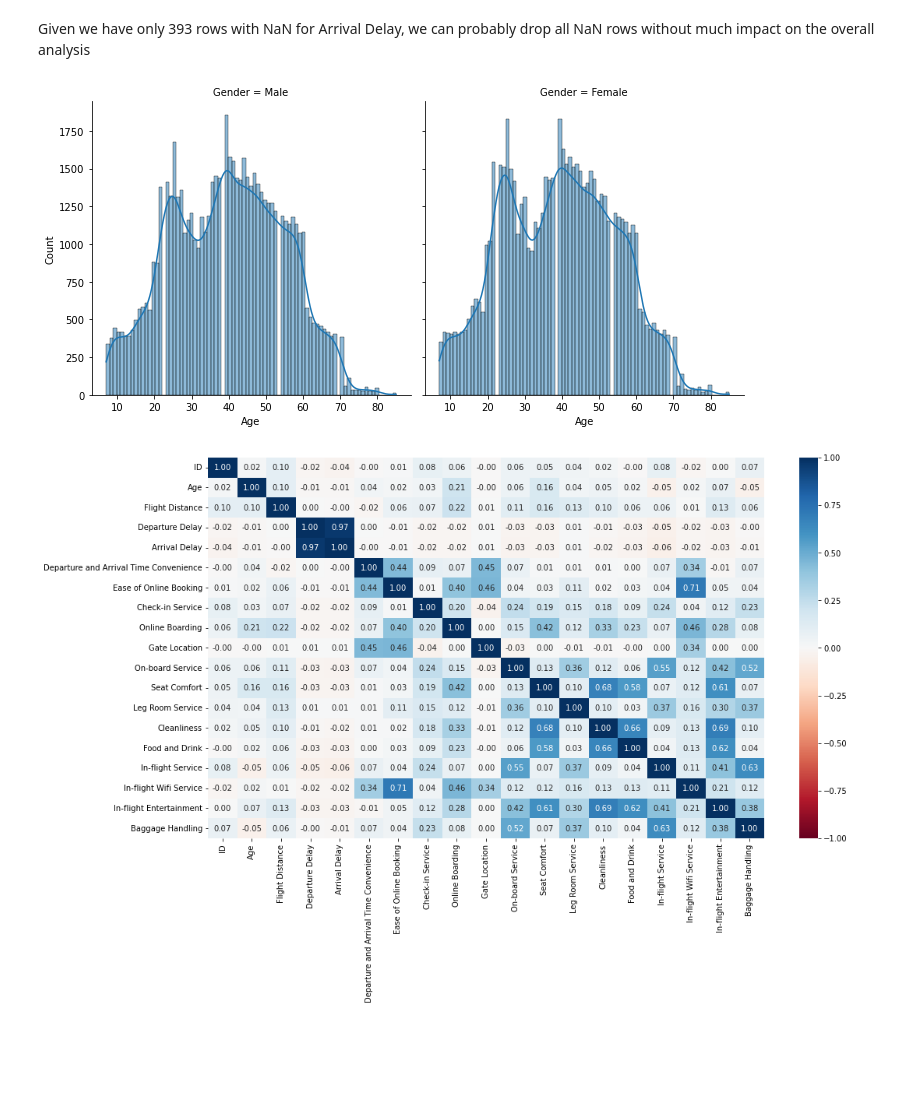
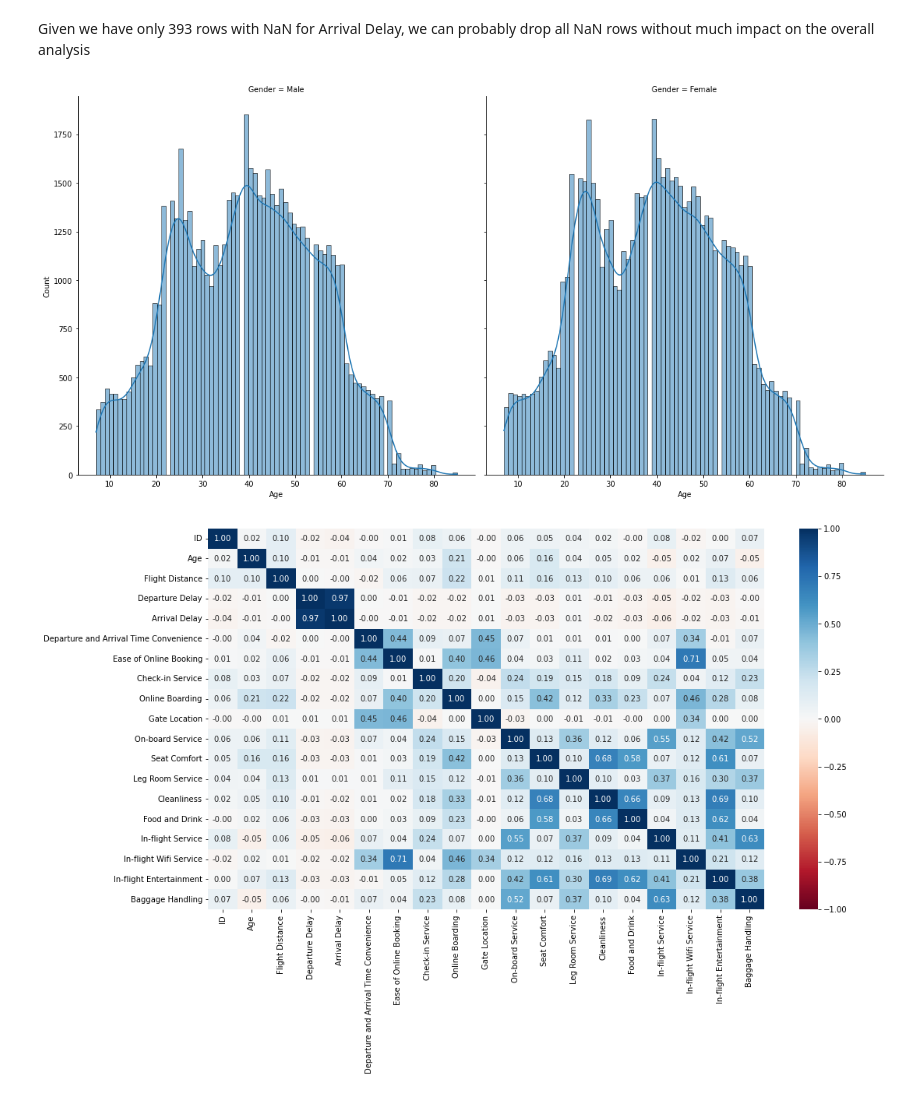
Before and after one commit to ibdafna/airlines_passengers, a Jupyter notebook: airline_passenger_satisfaction.ipynb, the cells around one changed output. Saved outputs shown, nothing was run; the diff lists cells and outputs as text; code cells hidden in the pictures; blank space fills up the shorter version.

```diff
--- a/airline_passenger_satisfaction.ipynb
+++ b/airline_passenger_satisfaction.ipynb
@@ -92,6 +95,6 @@ Given we have only 393 rows with NaN for Arrival Delay, we can probably drop all
 airlines_df.dropna(inplace=True)
 # %%
 # Distribution of ages by gender
-sns.displot(airlines_df, x='Age', kind='hist', col='Gender', kde=True);
+sns.displot(airlines_df, x='Age', kind='hist', col='Gender', kde=True, height=8, aspect=1);
 # %% [output]
-[figure, old version]
+[figure, new version]
```
Also changed, not shown: parts of 4 cells of this notebook.
